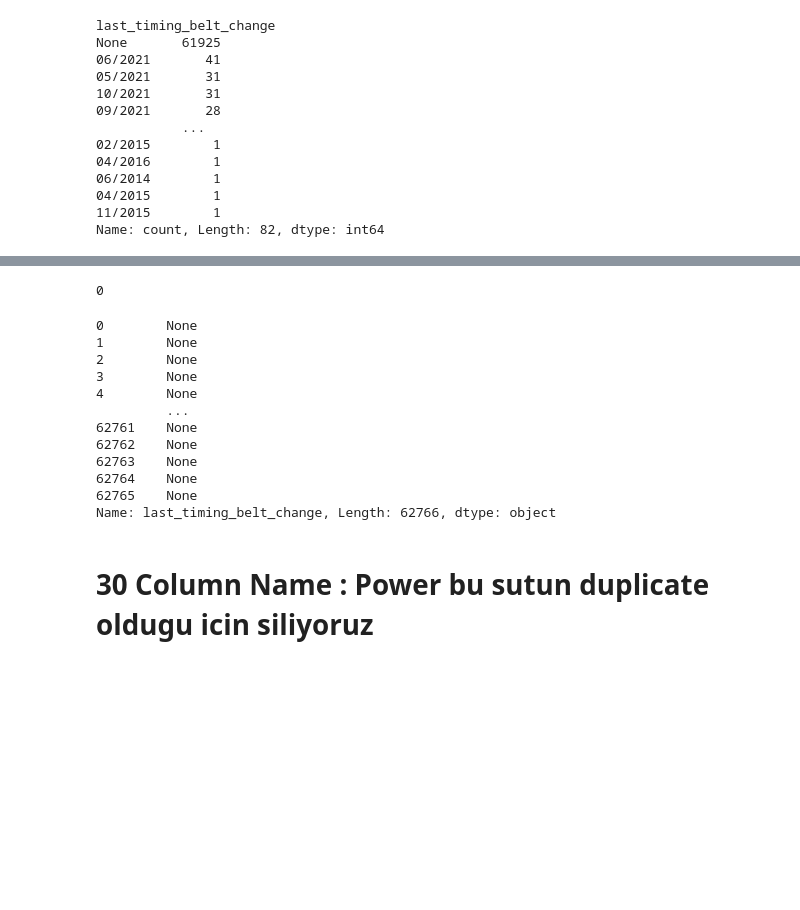
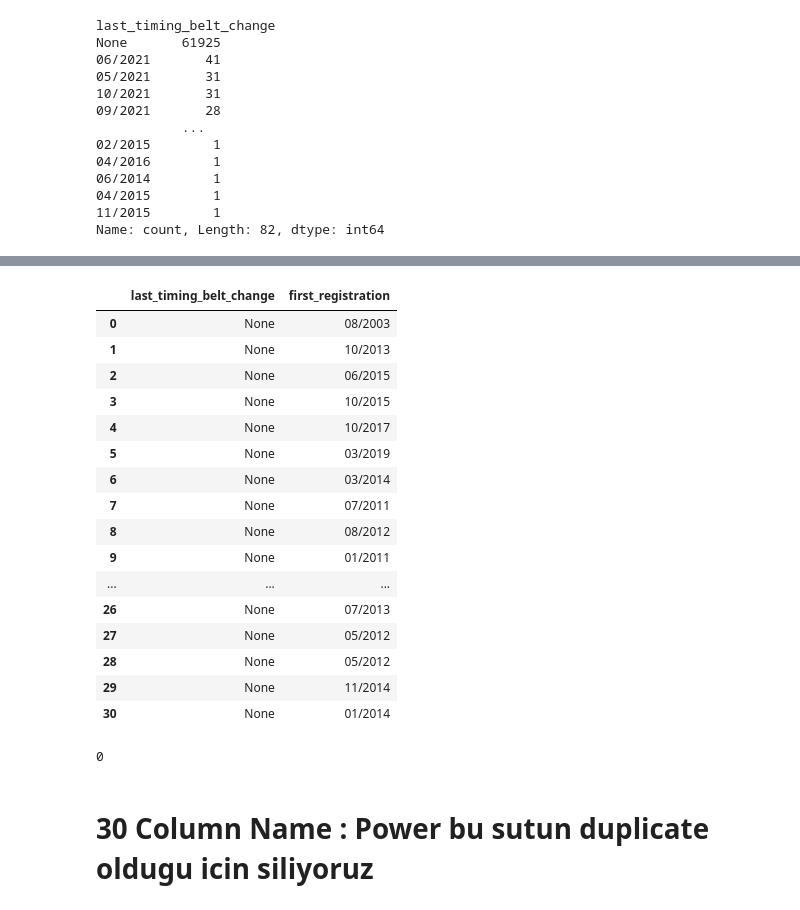
Before and after one commit to Nueseybe/Team2Project-4, a Jupyter notebook: main.ipynb, the cells around one changed output, grey strips where cells are left out. Cells and saved outputs as stored; diff of their text form; code cells hidden in the pictures; blank space fills up the shorter version.

```diff
--- a/main.ipynb
+++ b/main.ipynb
@@ -737,0 +742,12 @@ Name: warranty, dtype: int64
+# %%
+# Categorize the values in the column. Since 2004-2006 model 3 is data, "Yes" values are added to category1.
+category1 = ['1 months', '2 months', '4 months', '3 months', '6 months', '9 months', '10 months', '12 months', '18 months', '24 months', 'Yes']
+category2 = ['26 months', '36 months', '48 months', '60 months']
+category3 = ['84 months']
+
+# Let's create a column classified by categories
+df['warranty_category'] = pd.cut(pd.to_numeric(df['warranty'].str.extract('(\d+)', expand=False)),
+                                  bins=[0, 37, 72, 1000],
+                                  labels=['1-3 year    :', '3-6 year    :', 'Over 6 years:'])
+
+df['warranty_category'].value_counts()
@@ -917,23 +941,27 @@ Name: count, Length: 82, dtype: int64
+# %%
+df.loc[(df['last_timing_belt_change'] == 'None'), ['last_timing_belt_change', 'first_registration']][:30]
+# %% [output]
+|  | last_timing_belt_change | first_registration |
+| 0 | None | 08/2003 |
+| 1 | None | 10/2013 |
+| 2 | None | 06/2015 |
+| 3 | None | 10/2015 |
+| 4 | None | 10/2017 |
+| 5 | None | 03/2019 |
+| 6 | None | 03/2014 |
+| 7 | None | 07/2011 |
+| 8 | None | 08/2012 |
+| 9 | None | 01/2011 |
+| ... | ... | ... |
+| 26 | None | 07/2013 |
+| 27 | None | 05/2012 |
+| 28 | None | 05/2012 |
+| 29 | None | 11/2014 |
+| 30 | None | 01/2014 |
 # %%
 df['last_timing_belt_change'].isnull().sum()
 # %% [output]
 0
-# %%
-df['last_timing_belt_change'].fillna(df['first_registration'], inplace = True)
-df['last_timing_belt_change']
-# %% [output]
-0        None
-1        None
-2        None
-3        None
-4        None
-         ...
-62761    None
-62762    None
-62763    None
-62764    None
-62765    None
-Name: last_timing_belt_change, Length: 62766, dtype: object
 # %% [markdown]
 # 30 Column Name : Power bu sutun duplicate oldugu icin siliyoruz
 # %%
```
Also changed, not shown: parts of 17 cells of this notebook.
